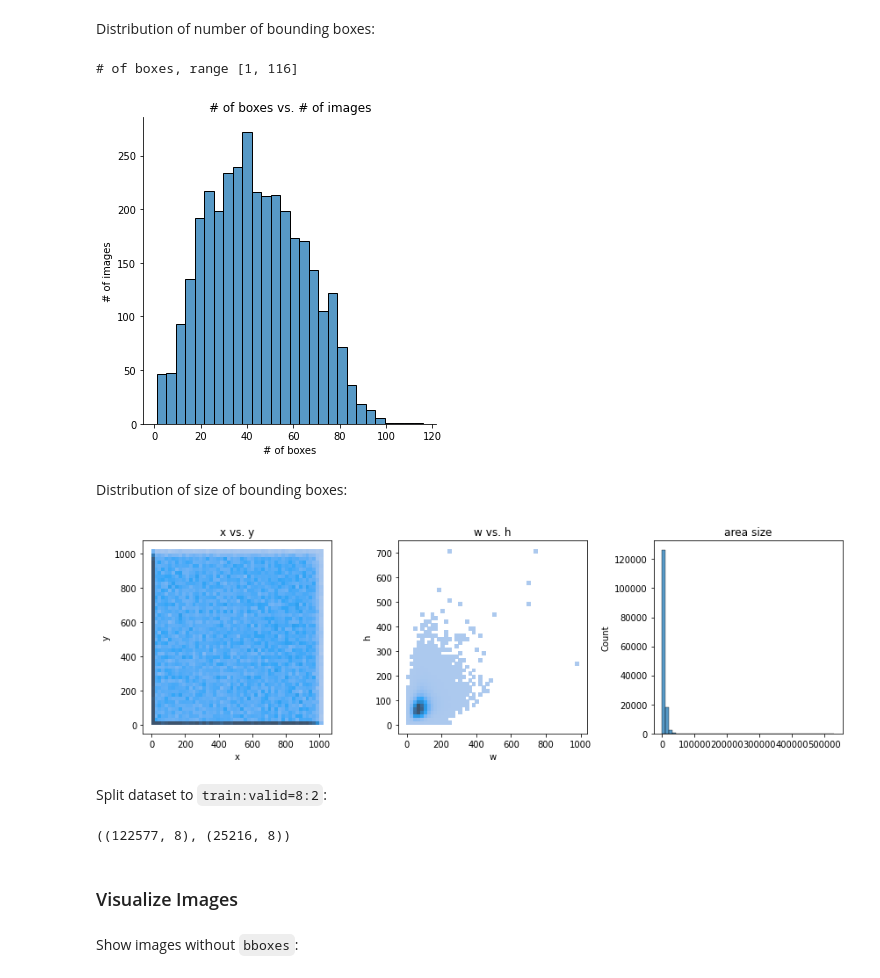
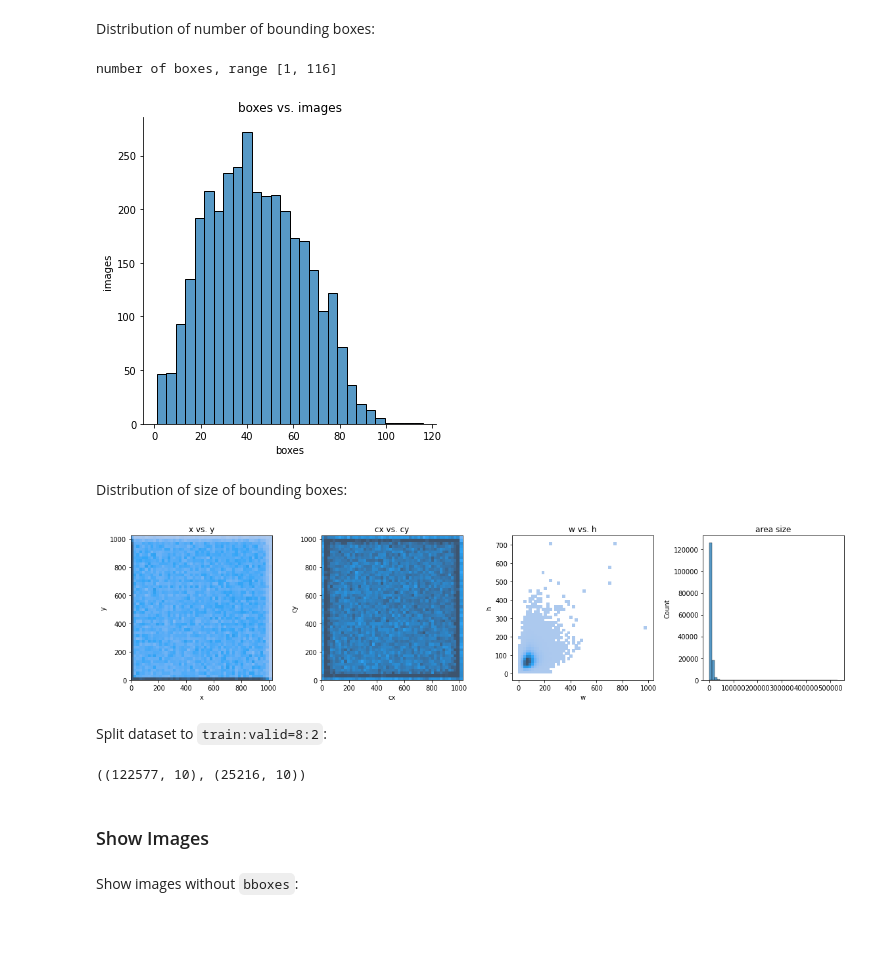
Before and after one commit to ikuokuo/start-pytorch, a Jupyter notebook: docs/torchvision/finetuning_object_detection/torchvision_finetuning_object_detection.ipynb, the cells around one changed output. Saved outputs shown, nothing was run; the diff lists cells and outputs as text; code cells hidden in the pictures; blank space fills up the shorter version.

```diff
--- a/docs/torchvision/finetuning_object_detection/torchvision_finetuning_object_detection.ipynb
+++ b/docs/torchvision/finetuning_object_detection/torchvision_finetuning_object_detection.ipynb
@@ -98,28 +95,37 @@ train_df['width'].unique(), train_df['height'].unique()
 Distribution of number of bounding boxes:
 # %%
 counts = train_df['image_id'].value_counts()
-print(f'# of boxes, range [{min(counts)}, {max(counts)}]')
+print(f'number of boxes, range [{min(counts)}, {max(counts)}]')
 sns.displot(counts, kde=False)
-plt.xlabel('# of boxes')
-plt.ylabel('# of images')
-plt.title('# of boxes vs. # of images')
+plt.xlabel('boxes')
+plt.ylabel('images')
+plt.title('boxes vs. images')
 plt.show()
 # %% [output]
-# of boxes, range [1, 116]
+number of boxes, range [1, 116]
-[figure, old version]
+[figure, new version]
 # %% [markdown]
 Distribution of size of bounding boxes:
 # %%
-ax = plt.subplots(1, 3, figsize=(12, 4), tight_layout=True)[1].ravel()
+train_df['cx'] = train_df['x'] + train_df['w'] / 2
+train_df['cy'] = train_df['y'] + train_df['h'] / 2
+
+ax = plt.subplots(1, 4, figsize=(16, 4), tight_layout=True)[1].ravel()
 ax[0].set_title('x vs. y')
-ax[1].set_title('w vs. h')
-ax[2].set_title('area size')
-sns.histplot(train_df[['x', 'y']], x='x', y='y', ax=ax[0], bins=50, pmax=0.9)
-sns.histplot(train_df[['w', 'h']], x='w', y='h', ax=ax[1], bins=50, pmax=0.9)
-sns.histplot(train_df['w'] * train_df['h'], ax=ax[2], bins=50, kde=False)
+ax[0].set_xlim(0, 1024)
+ax[0].set_ylim(0, 1024)
+ax[1].set_title('cx vs. cy')
+ax[1].set_xlim(0, 1024)
+ax[1].set_ylim(0, 1024)
+ax[2].set_title('w vs. h')
+ax[3].set_title('area size')
+sns.histplot(data=train_df, x='x', y='y', ax=ax[0], bins=50, pmax=0.9)
+sns.histplot(data=train_df, x='cx', y='cy', ax=ax[1], bins=50, pmax=0.9)
+sns.histplot(data=train_df, x='w', y='h', ax=ax[2], bins=50, pmax=0.9)
+sns.histplot(train_df['w'] * train_df['h'], ax=ax[3], bins=50, kde=False)
 plt.show()
 # %% [output]
-[figure, old version]
+[figure, new version]
 # %% [markdown]
 Split dataset to `train:valid=8:2`:
 # %%
@@ -135,9 +141,9 @@ valid = train_df[train_df['image_id'].isin(valid_ids)]
 
 train.shape, valid.shape
 # %% [output]
-((122577, 8), (25216, 8))
+((122577, 10), (25216, 10))
 # %% [markdown]
-### Visualize Images
+### Show Images
 # %%
 def show_images(imgs, num_rows, num_cols, titles=None, scale=1.5):
   figsize = (num_cols * scale, num_rows * scale)
```
Also changed, not shown: parts of 52 cells of this notebook, 2 other files.
